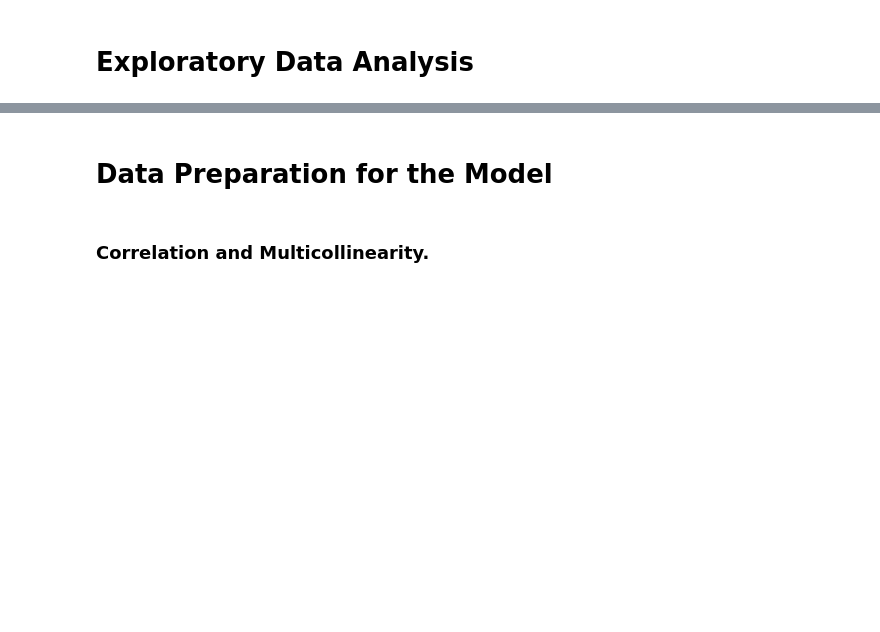
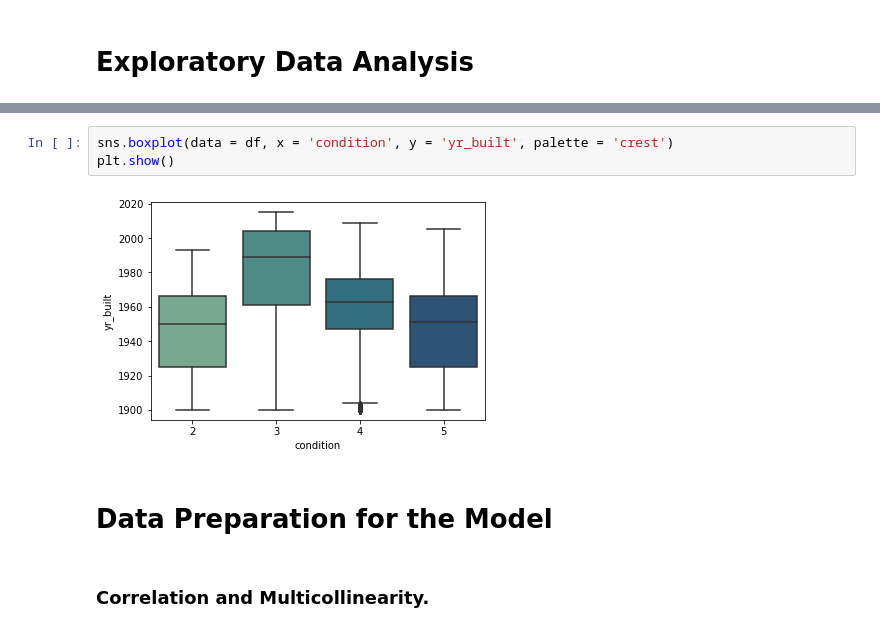
Before and after one commit to ozbunae/Housing_Data, a Jupyter notebook: Linear Regression Model on Housing Data.ipynb, the cells around one changed output, grey strips where cells are left out. Cells and saved outputs as stored; diff of their text form; blank space fills up the shorter version.

```diff
--- a/Linear Regression Model on Housing Data.ipynb
+++ b/Linear Regression Model on Housing Data.ipynb
@@ -323,3 +347,8 @@ ValueError: Could not interpret input 'bedrooms'
+# %%
+sns.boxplot(data = df, x = 'condition', y = 'yr_built', palette = 'crest')
+plt.show()
+# %% [output]
+[figure, added]
 # %% [markdown]
 # Data Preparation for the Model
 # %% [markdown]
```
Also changed, not shown: parts of 18 cells of this notebook, 4 other files.
